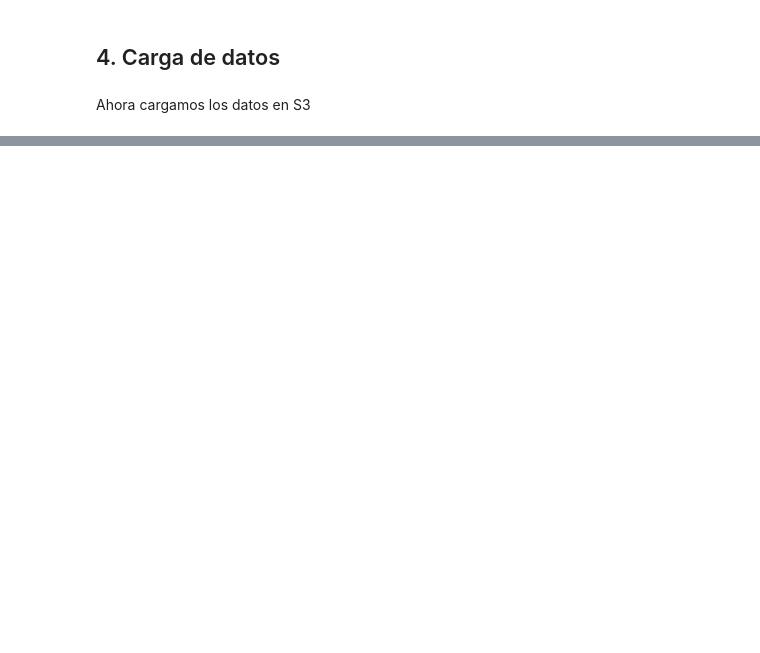
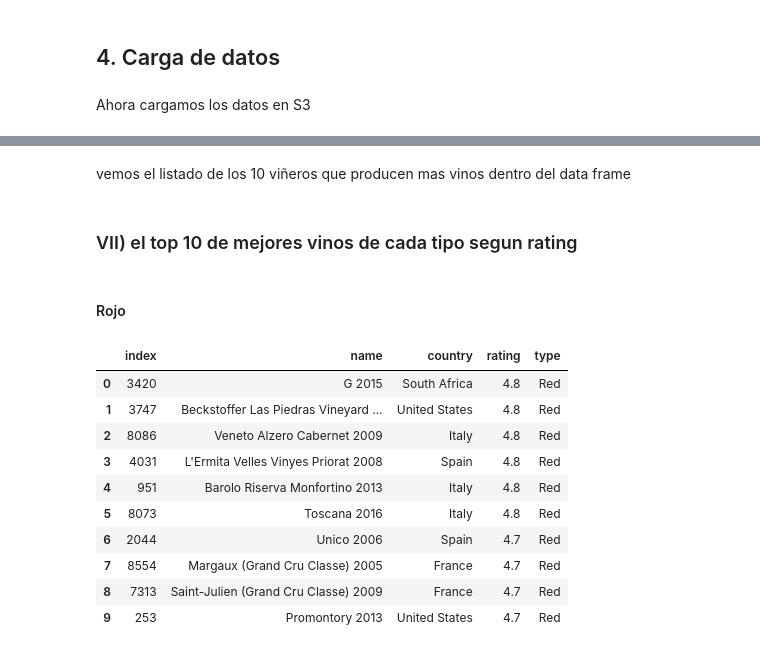
Before and after one commit to am23006810/CienciaDeDatosEnPython-ProyectoFinal, a Jupyter notebook: proyecto_final.ipynb, the cells around one changed output, grey strips where cells are left out. Saved outputs shown, nothing was run; the diff lists cells and outputs as text; code cells hidden in the pictures; blank space fills up the shorter version.

```diff
--- a/proyecto_final.ipynb
+++ b/proyecto_final.ipynb
@@ -113,0 +222,21 @@ load.load_to_dl(complete_df, "proyectofinal-us-east-1-665777243823", 'results/wi
+# %% [markdown]
+vemos el listado de los 10 viñeros que producen mas vinos dentro del data frame
+# %% [markdown]
+### VII) el top 10 de mejores vinos de cada tipo segun rating
+# %% [markdown]
+#### Rojo
+# %%
+DataSort=complete_df[complete_df['type']=='Red']
+DataSort[['name','country','rating','type']].sort_values('rating', ascending=False).reset_index().head(10)
+# %% [output]
+|  | index | name | country | rating | type |
+| 0 | 3420 | G 2015 | South Africa | 4.8 | Red |
+| 1 | 3747 | Beckstoffer Las Piedras Vineyard ... | United States | 4.8 | Red |
+| 2 | 8086 | Veneto Alzero Cabernet 2009 | Italy | 4.8 | Red |
+| 3 | 4031 | L'Ermita Velles Vinyes Priorat 2008 | Spain | 4.8 | Red |
+| 4 | 951 | Barolo Riserva Monfortino 2013 | Italy | 4.8 | Red |
+| 5 | 8073 | Toscana 2016 | Italy | 4.8 | Red |
+| 6 | 2044 | Unico 2006 | Spain | 4.7 | Red |
+| 7 | 8554 | Margaux (Grand Cru Classe) 2005 | France | 4.7 | Red |
+| 8 | 7313 | Saint-Julien (Grand Cru Classe) 2009 | France | 4.7 | Red |
+| 9 | 253 | Promontory 2013 | United States | 4.7 | Red |
```
Also changed, not shown: parts of 24 cells of this notebook.
